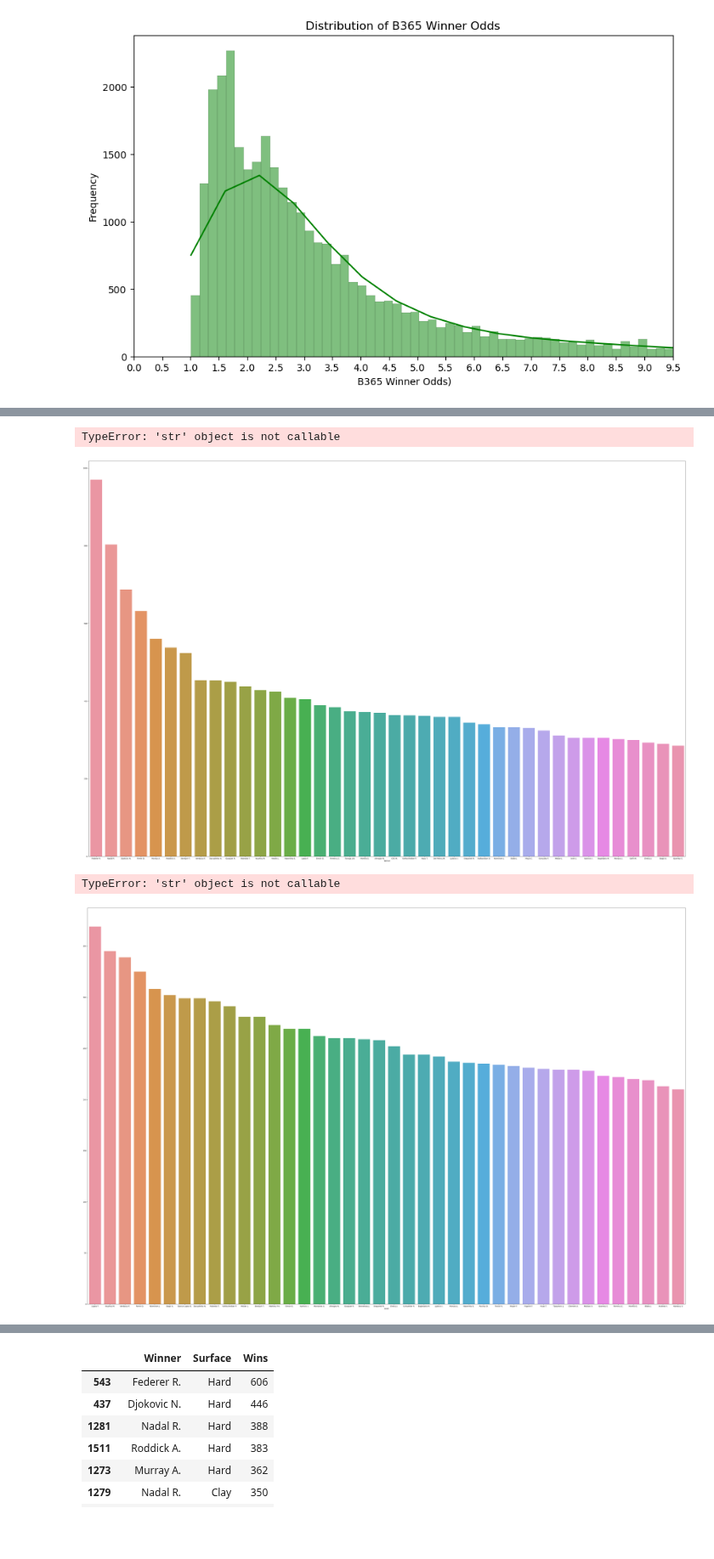
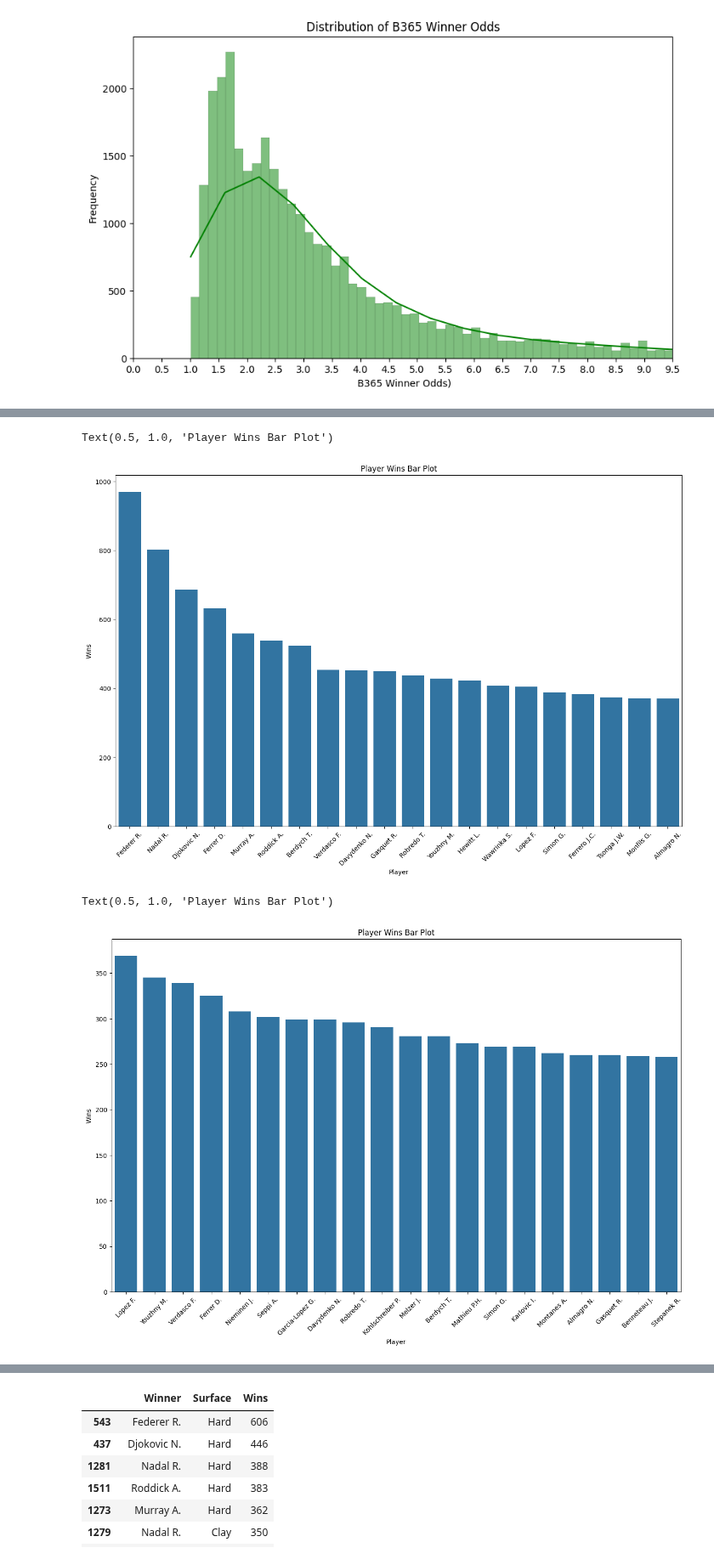
Before and after one commit to sprogl/sporting-bet-prediction, a Jupyter notebook: ATP_first_notebook.ipynb, the cells around one changed output, grey strips where cells are left out. Shown at 85% size. Drawn from its saved outputs; the diff is of its cells as text; code cells hidden in the pictures; blank space fills up the shorter version.

```diff
--- a/ATP_first_notebook.ipynb
+++ b/ATP_first_notebook.ipynb
@@ -1,8 +1,9 @@
 # %%
 import pandas as pd
 import numpy as np
-df_atp = pd.read_csv("C:\\Users\\Patrick\\Documents\\Sport_bets\\atp_data.csv")
-df_conf = pd.read_csv("C:\\Users\\Patrick\\Documents\\Sport_bets\\confidence_data.csv")
+
+df_atp = pd.read_csv("archive/atp_data.csv")
+df_conf = pd.read_csv("archive/confidence_data.csv")
 df_atp["ATP"].min()
 pd.set_option('display.max_rows', None)
 pd.set_option('display.max_columns', None)
@@ -224,10 +220,8 @@ Name: count, dtype: int64
 # %%
-loser_count = df['Loser'].value_counts()
+lose_count = df['Loser'].value_counts()
 
 # Display the count of wins for each player
-print(loser_count.head(40))
-loser = loser_count.head(40)
-loser
+lose_count.head(10)
 # %% [output]
 Loser
 Lopez F.            369
@@ -266,6 +238,7 @@ Name: count, dtype: int64
 # %%
-plt.figure(figsize=(60, 40))
-sns.barplot(x = winner.index, y = winner.values)
+plt.figure(figsize=(16, 10))
+plt.xticks(rotation=45)
+sns.barplot(x=wins_count.iloc[:20].index, y=wins_count.iloc[:20].values)
 plt.xlabel("Player")
 plt.ylabel("Wins")
 plt.title("Player Wins Bar Plot")
@@ -273,14 +246,15 @@ plt.title("Player Wins Bar Plot")
 
 #sns.histplot(psw_values, kde=True, color='green')
 # %% [output]
-TypeError: 'str' object is not callable
+Text(0.5, 1.0, 'Player Wins Bar Plot')
-[figure, old version]
+[figure, new version]
 # %%
-plt.figure(figsize=(60, 40))
-sns.barplot(x = loser.index, y = loser.values)
+plt.figure(figsize=(16, 10))
+plt.xticks(rotation=45)
+sns.barplot(x=lose_count.iloc[:20].index, y=lose_count.iloc[:20].values)
 plt.xlabel("Player")
 plt.ylabel("Wins")
 plt.title("Player Wins Bar Plot")
 # %% [output]
-TypeError: 'str' object is not callable
+Text(0.5, 1.0, 'Player Wins Bar Plot')
-[figure, old version]
+[figure, new version]
```
Also changed, not shown: parts of 13 cells of this notebook.
